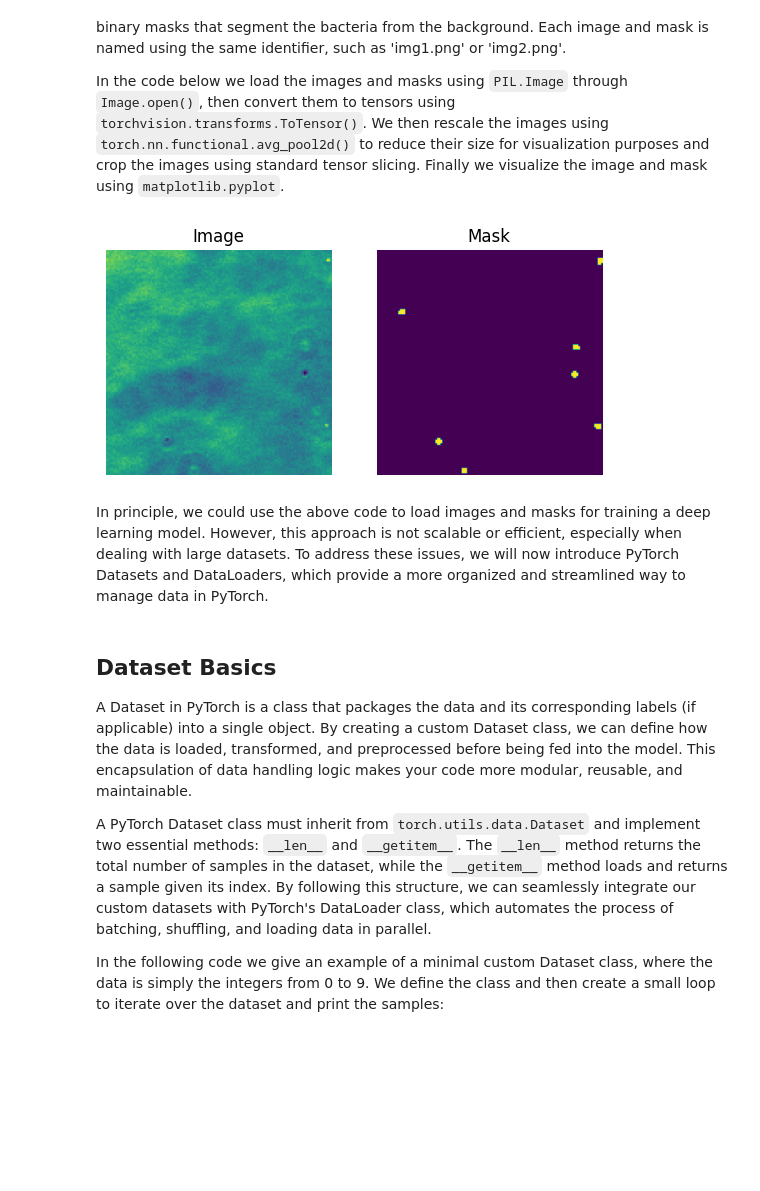
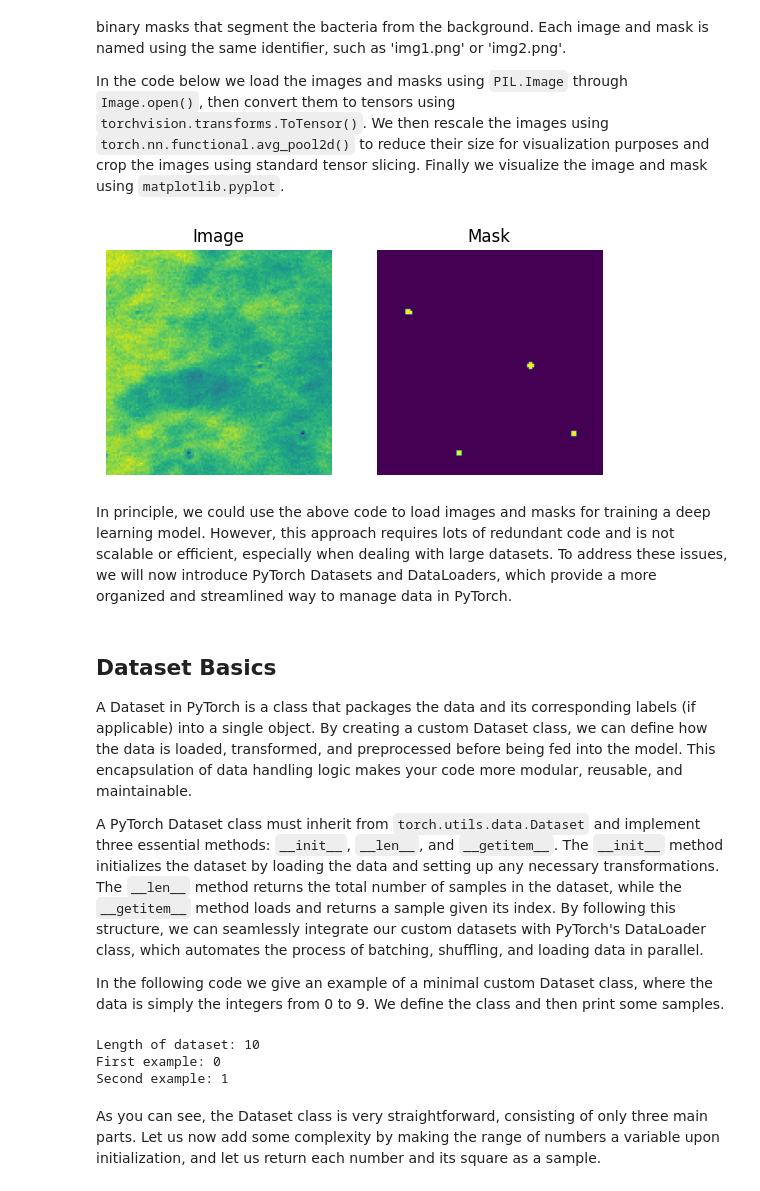
Before and after one commit to LabPresse/BioModelComparison, a Jupyter notebook: tutorials/datasets.ipynb, the cells around one changed output. Saved outputs shown, nothing was run; the diff lists cells and outputs as text; code cells hidden in the pictures; blank space fills up the shorter version.

Commit message:
Created Datasets tutorial

```diff
--- a/tutorials/datasets.ipynb
+++ b/tutorials/datasets.ipynb
@@ -42,50 +42,86 @@ The bdello datset is located in the 'data/bdello' directory, which contains two
 In the code below we load the images and masks using `PIL.Image` through `Image.open()`, then convert them to tensors using `torchvision.transforms.ToTensor()`. We then rescale the images using `torch.nn.functional.avg_pool2d()` to reduce their size for visualization purposes and crop the images using standard tensor slicing. Finally we visualize the image and mask using `matplotlib.pyplot`.
 # %%
 # Set constants
-shape = (128, 128)
-scale = 4
-row = 0
-col = 0
+shape = (128, 128)  # Output shape of the image and mask
+scale = 4           # Scale factor for the image and mask
+row = 0             # Row for cropping the image and mask
+col = 0             # Column for cropping the image and mask
+
+# Set paths
+base_dir = os.path.dirname(os.getcwd())  # Base directory is one level up from this `tutorials` directory
+img_dir = os.path.join(base_dir, 'data/bdello/images')
+mask_dir = os.path.join(base_dir, 'data/bdello/masks')
+files = [f for f in os.listdir(img_dir) if f.endswith('.png')]
 
 # Load images and masks
-base_dir = os.path.dirname(os.getcwd())  # Base directory is one level up from this `tutorials` directory
-img = Image.open(os.path.join(base_dir, 'data/bdello/images/img1.png'))
-mask = Image.open(os.path.join(base_dir, 'data/bdello/masks/img1.png'))
+file = files[0]  # Get first image file
+img = Image.open(os.path.join(img_dir, file))
+mask = Image.open(os.path.join(mask_dir, file))
 
 # Convert images and masks to tensors
 img = transforms.ToTensor()(img)
 mask = transforms.ToTensor()(mask)
 
 # Scale images and masks
 img = torch.nn.functional.avg_pool2d(img, scale)
 mask = torch.nn.functional.avg_pool2d(mask.float(), scale)
 
 # Convert masks to binary
 mask = (mask > 0).long()
 
 # Crop the image and mask
 img = img[:, row:row + shape[0], col:col + shape[1]]
 mask = mask[:, row:row + shape[0], col:col + shape[1]]
 
 # Visualize the first image and mask
 fig, ax = plt.subplots(1, 2)
 ax[0].imshow(img.numpy().transpose(1, 2, 0))  # Transpose the image tensor to (H, W, C)
 ax[0].set_title('Image')
 ax[0].axis('off')
 ax[1].imshow(mask.numpy()[0])  # The mask is a single channel tensor
 ax[1].set_title('Mask')
 ax[1].axis('off')
 plt.show()
 # %% [output]
-[figure, old version]
+[figure, new version]
 # %% [markdown]
-In principle, we could use the above code to load images and masks for training a deep learning model. However, this approach is not scalable or efficient, especially when dealing with large datasets. To address these issues, we will now introduce PyTorch Datasets and DataLoaders, which provide a more organized and streamlined way to manage data in PyTorch.
+In principle, we could use the above code to load images and masks for training a deep learning model. However, this approach requires lots of redundant code and is not scalable or efficient, especially when dealing with large datasets. To address these issues, we will now introduce PyTorch Datasets and DataLoaders, which provide a more organized and streamlined way to manage data in PyTorch.
 # %% [markdown]
 ## Dataset Basics
 
 A Dataset in PyTorch is a class that packages the data and its corresponding labels (if applicable) into a single object. By creating a custom Dataset class, we can define how the data is loaded, transformed, and preprocessed before being fed into the model. This encapsulation of data handling logic makes your code more modular, reusable, and maintainable.
 
-A PyTorch Dataset class must inherit from `torch.utils.data.Dataset` and implement two essential methods: `__len__` and `__getitem__`. The `__len__` method returns the total number of samples in the dataset, while the `__getitem__` method loads and returns a sample given its index. By following this structure, we can seamlessly integrate our custom datasets with PyTorch's DataLoader class, which automates the process of batching, shuffling, and loading data in parallel.
+A PyTorch Dataset class must inherit from `torch.utils.data.Dataset` and implement three essential methods: `__init__`, `__len__`, and `__getitem__`. The `__init__` method initializes the dataset by loading the data and setting up any necessary transformations. The `__len__` method returns the total number of samples in the dataset, while the `__getitem__` method loads and returns a sample given its index. By following this structure, we can seamlessly integrate our custom datasets with PyTorch's DataLoader class, which automates the process of batching, shuffling, and loading data in parallel.
 
-In the following code we give an example of a minimal custom Dataset class, where the data is simply the integers from 0 to 9. We define the class and then create a small loop to iterate over the dataset and print the samples:
+In the following code we give an example of a minimal custom Dataset class, where the data is simply the integers from 0 to 9. We define the class and then print some samples.
+# %%
+# Define a minimal working custom dataset
+class MyDataset(Dataset):
+    def __init__(self):
+        self.numbers = list(range(10))  # Create an attribute `numbers` with a list of numbers from 0 to 9
+
+    def __len__(self):
+        return len(self.numbers)  # Return the length of the list of numbers when len() is called
+
+    def __getitem__(self, idx):
+        return self.numbers[idx]  # Return the number at the given index when dataset[idx] is called
+
+# Instantiate the custom dataset
+dataset = MyDataset()
+
+# Get some examples from the dataset
+datalen = len(dataset)
+first_example = dataset[0]
+second_example = dataset[1]
+
+# Print examples
+print(f'Length of dataset: {datalen}')
+print(f'First example: {first_example}')
+print(f'Second example: {second_example}')
+# %% [output]
+Length of dataset: 10
+First example: 0
+Second example: 1
+# %% [markdown]
+As you can see, the Dataset class is very straightforward, consisting of only three main parts. Let us now add some complexity by making the range of numbers a variable upon initialization, and let us return each number and its square as a sample.
 # %%
```
Also changed, not shown: parts of 8 cells of this notebook.
